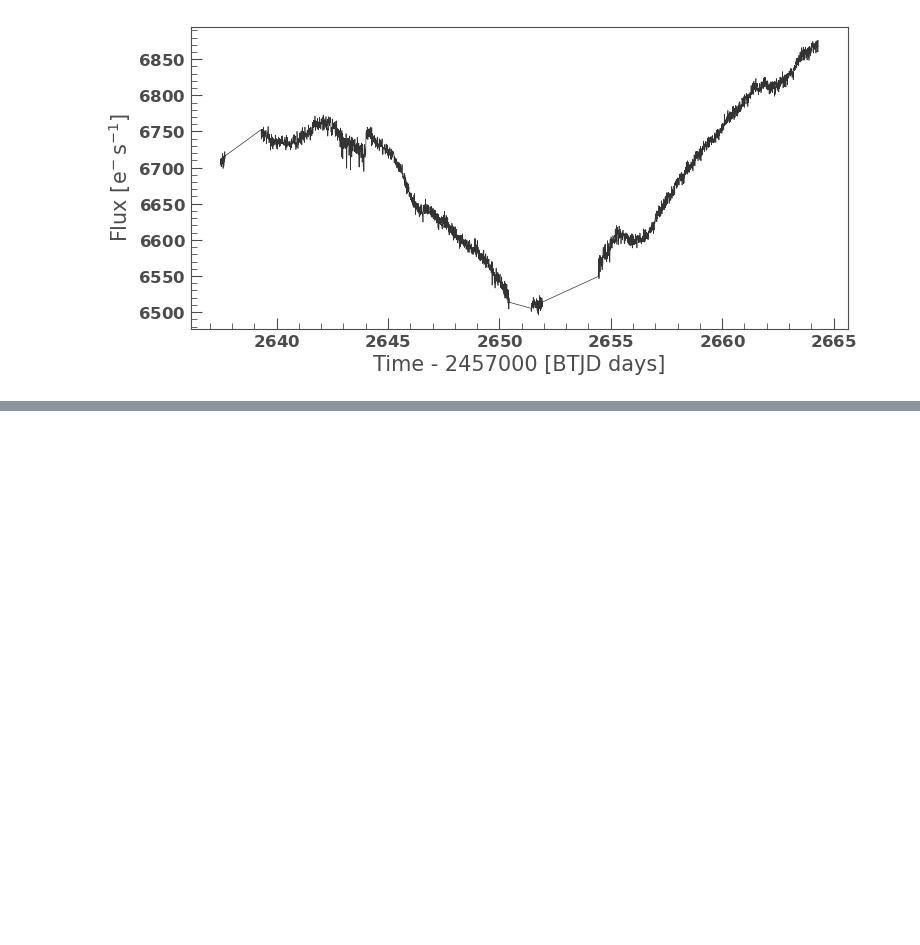
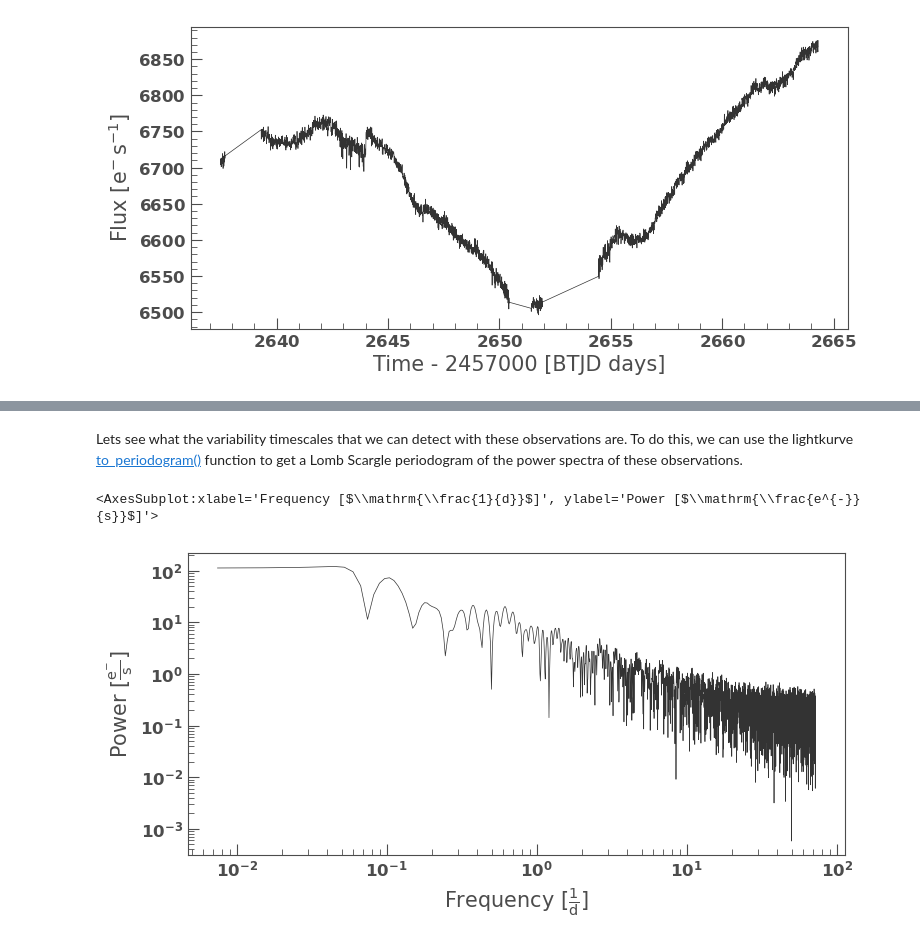
Before and after one commit to tylerapritchard/TESSGI_Tut_NGC4151, a Jupyter notebook: NGC4151.ipynb, the cells around one changed output, grey strips where cells are left out. Cells and saved outputs as stored; diff of their text form; code cells hidden in the pictures; blank space fills up the shorter version.

```diff
--- a/NGC4151.ipynb
+++ b/NGC4151.ipynb
@@ -173,0 +175,8 @@ The ASAS-SN observations appear to have an over-all similar long-timescale behav
+# %% [markdown]
+Lets see what the variability timescales that we can detect with these observations are.  To do this, we can use the lightkurve [to_periodogram()](https://docs.lightkurve.org/reference/api/lightkurve.LightCurve.to_periodogram.html#) function to get a Lomb Scargle periodogram of the power spectra of these observations.
+# %%
+pd=lc.to_periodogram(method='lombscargle')
+pd.plot(scale='log')
+# %% [output]
+<AxesSubplot:xlabel='Frequency [$\\mathrm{\\frac{1}{d}}$]', ylabel='Power [$\\mathrm{\\frac{e^{-}}{s}}$]'>
+[figure, added]
```
Also changed, not shown: parts of 21 cells of this notebook.
